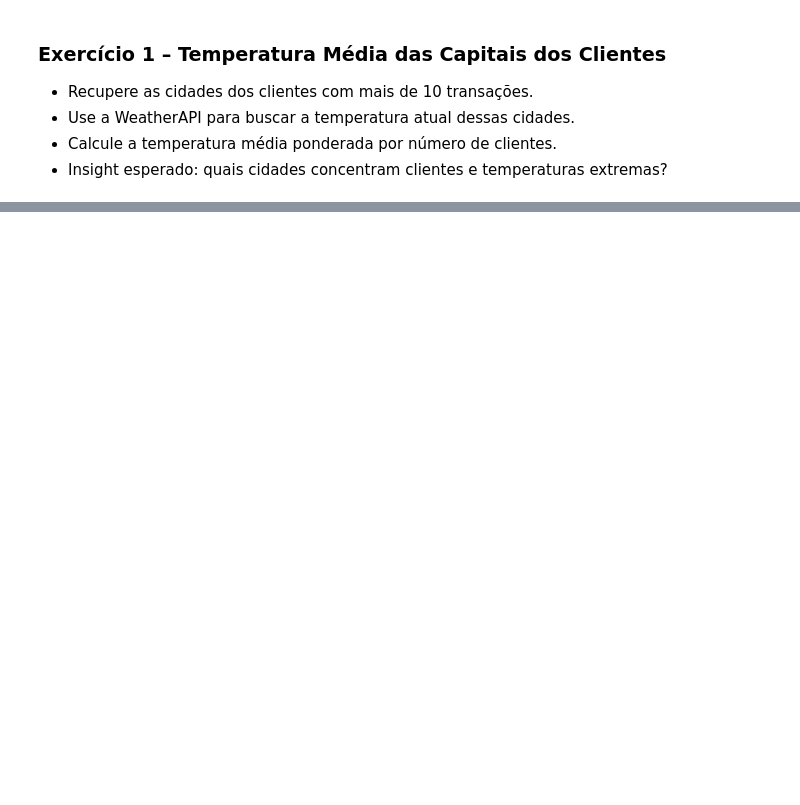
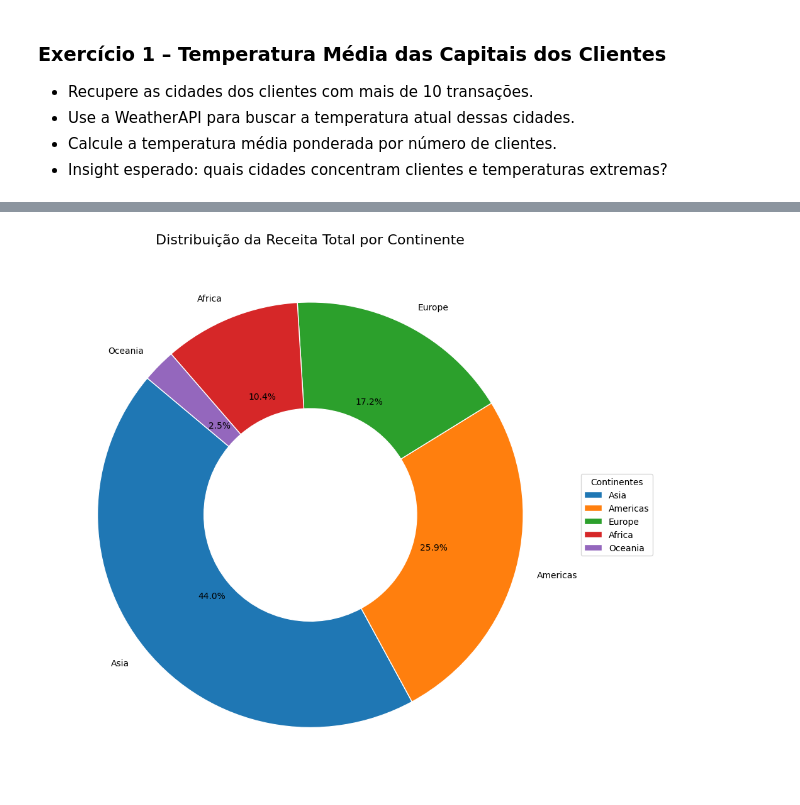
Before and after one commit to dgeison/exercicios_python, a Jupyter notebook: python_aula_4/aula4.ipynb, the cells around one changed output, grey strips where cells are left out. Drawn from its saved outputs; the diff is of its cells as text; code cells hidden in the pictures; blank space fills up the shorter version.

Commit message:
aula 4 e os exercícios completos

```diff
--- a/python_aula_4/aula4.ipynb
+++ b/python_aula_4/aula4.ipynb
@@ -131,0 +53,14 @@ df_clientes = fetch_client_data()
+# %%
+# Funções de API (Originais e com Cache - Implementação do Exercício 10 será integrada aqui)
+def run_query(sql, db_conn=conn):
+    """
+    Executes a SQL query on the provided database connection and returns the result as a DataFrame.
+    """
+    if db_conn is None:
+        print("Conexão com o banco de dados não está disponível.")
+        return pd.DataFrame() # Retorna DataFrame vazio
+    try:
+        return pd.read_sql_query(sql, db_conn)
+    except Exception as e:
+        print(f"Erro ao executar query: {e}")
+        return pd.DataFrame()
@@ -699,0 +851,74 @@ Ranking dos países mais 'cinéfilos' proporcionalmente (alugueis por 1.000 habi
+# %%
+# Exercício 6 – Receita por Continente
+
+print("\n--- Exercício 6: Receita por Continente ---")
+
+# 1. Use a REST Countries API para mapear o continente de cada país.
+# Primeiro, pegar todos os países do banco Pagila e sua receita.
+query_receita_pais_ex6 = """
+SELECT
+    co.country AS country_pagila,
+    SUM(p.amount) AS receita_total
+FROM payment p
+JOIN customer cu ON p.customer_id = cu.customer_id
+JOIN address a ON cu.address_id = a.address_id
+JOIN city ci ON a.city_id = ci.city_id
+JOIN country co ON ci.country_id = co.country_id
+GROUP BY co.country
+ORDER BY co.country;
+"""
+df_receita_pais_ex6 = run_query(query_receita_pais_ex6)
+
+if not df_receita_pais_ex6.empty:
+    print(f"Buscando dados de região (continente) para {len(df_receita_pais_ex6)} países (Ex6)...")
+
+    country_region_data = []
+    for country_name_pg in df_receita_pais_ex6['country_pagila']:
+        data = buscar_dados_pais(country_name_pg) # Usa o cache
+        if data and data.get('region'):
+            country_region_data.append({
+                'country_pagila': country_name_pg,
+                'region': data['region']
+            })
+        else:
+            country_region_data.append({
+                'country_pagila': country_name_pg,
+                'region': 'N/A (ou desconhecido)'
+            })
+            # print(f"Região não encontrada para {country_name_pg}")
+
+    df_paises_com_regiao_ex6 = pd.DataFrame(country_region_data).copy() # <--- ADICIONADO .copy()
+
+    # Merge com df_receita_pais
+    df_receita_pais_regiao_ex6 = pd.merge(df_receita_pais_ex6, df_paises_com_regiao_ex6, on='country_pagila', how='left')
+    df_receita_pais_regiao_ex6.dropna(subset=['region'], inplace=True)
+    df_receita_pais_regiao_ex6 = df_receita_pais_regiao_ex6[~df_receita_pais_regiao_ex6['region'].str.contains('N/A', case=False)]
+
+    if not df_receita_pais_regiao_ex6.empty:
+        # 2. Agrupe a receita total por continente (region).
+        receita_por_continente_ex6 = df_receita_pais_regiao_ex6.groupby('region')['receita_total'].sum().sort_values(ascending=False)
+        print("\nReceita total por continente:")
+        # print(receita_por_continente_ex6)
+        print(tabulate(pd.DataFrame(receita_por_continente_ex6), headers=['Continente', 'Receita Total'], tablefmt="psql"))
+
+
+        # 3. Exiba os resultados em um gráfico de pizza com matplotlib.
+        if not receita_por_continente_ex6.empty:
+            plt.figure(figsize=(12, 9)) # Ajustado para melhor visualização
+            ax = receita_por_continente_ex6.plot(kind='pie',
+                                                 autopct='%1.1f%%',
+                                                 startangle=140,
+                                                 wedgeprops=dict(width=0.5, edgecolor='w'),
+                                                 legend=False) # Desativa legenda automática do pandas para usar plt.legend
+            plt.title('Distribuição da Receita Total por Continente', fontsize=16)
+            plt.ylabel('')
+            plt.legend(title='Continentes', labels=receita_por_continente_ex6.index, loc="center left", bbox_to_anchor=(1, 0, 0.5, 1))
+            plt.tight_layout(rect=[0,0,0.8,1]) # Ajustar para legenda não sobrepor
+            plt.show()
+        else:
+            print("Não há dados de receita por continente para plotar.")
+    else:
+        print("Não foi possível obter dados de receita por região para gerar o gráfico (Ex6).")
+else:
+    print("Não foi possível obter receita por país (Ex6).")
+# %% [output]
@@ -699,0 +937 @@ Ranking dos países mais 'cinéfilos' proporcionalmente (alugueis por 1.000 habi
+[figure, added]
```
Also changed, not shown: parts of 44 cells of this notebook, 3 other files.
